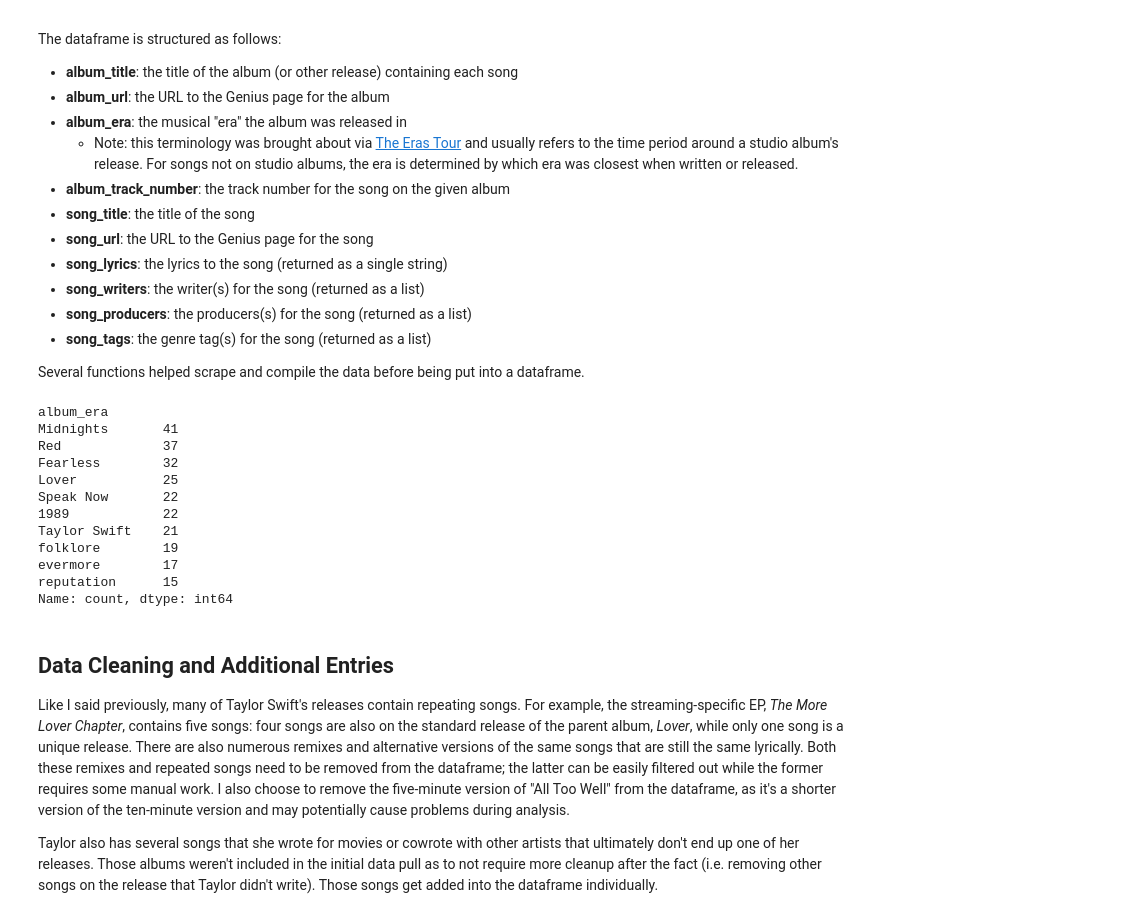
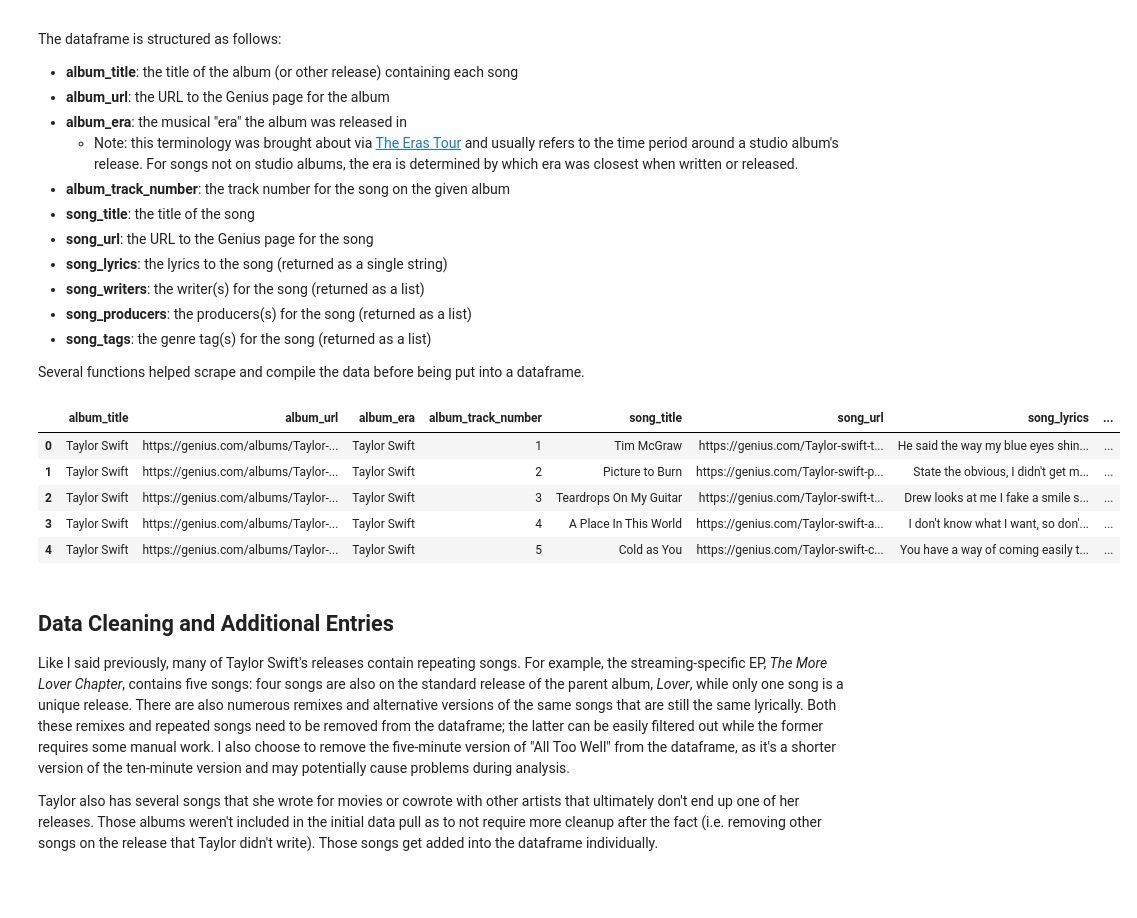
Before and after one commit to madroscla/taylor-swift-discography, a Jupyter notebook: 01_data_collection.ipynb, the cells around one changed output. Drawn from its saved outputs; the diff is of its cells as text; code cells hidden in the pictures; blank space fills up the shorter version.

```diff
--- a/01_data_collection.ipynb
+++ b/01_data_collection.ipynb
@@ -177,25 +58,14 @@ def data_collection(albums_dict):
 # %%
-#Initial dataframe creation, reorders columns
-data = data_collection(albums)
-raw_tswift = pd.json_normalize(data=data, record_path='album_tracklist', meta=['album_title',
-                                                                           'album_url',
-                                                                           'album_era'])
-raw_tswift = raw_tswift.reindex(columns=['album_title', 'album_url', 'album_era', 'album_track_number', 'song_title',
-                                 'song_url', 'song_lyrics', 'song_writers', 'song_producers', 'song_tags'])
-raw_tswift['album_era'].value_counts()
+#Initial dataframe creation
+raw_tswift = data_collection('Taylor Swift', albums)
+raw_tswift.head()
 # %% [output]
-album_era
-Midnights       41
-Red             37
-Fearless        32
-Lover           25
-Speak Now       22
-1989            22
-Taylor Swift    21
-folklore        19
-evermore        17
-reputation      15
-Name: count, dtype: int64
+|  | album_title | album_url | album_era | album_track_number | song_title | song_url | song_lyrics | ... |
+| 0 | Taylor Swift | https://genius.com/albums/Taylor-... | Taylor Swift | 1 | Tim McGraw | https://genius.com/Taylor-swift-t... | He said the way my blue eyes shin... | ... |
+| 1 | Taylor Swift | https://genius.com/albums/Taylor-... | Taylor Swift | 2 | Picture to Burn | https://genius.com/Taylor-swift-p... | State the obvious, I didn't get m... | ... |
+| 2 | Taylor Swift | https://genius.com/albums/Taylor-... | Taylor Swift | 3 | Teardrops On My Guitar | https://genius.com/Taylor-swift-t... | Drew looks at me I fake a smile s... | ... |
+| 3 | Taylor Swift | https://genius.com/albums/Taylor-... | Taylor Swift | 4 | A Place In This World | https://genius.com/Taylor-swift-a... | I don't know what I want, so don'... | ... |
+| 4 | Taylor Swift | https://genius.com/albums/Taylor-... | Taylor Swift | 5 | Cold as You | https://genius.com/Taylor-swift-c... | You have a way of coming easily t... | ... |
 # %% [markdown]
 ## Data Cleaning and Additional Entries
 
```
Also changed, not shown: parts of 11 cells of this notebook, 8 other files.
